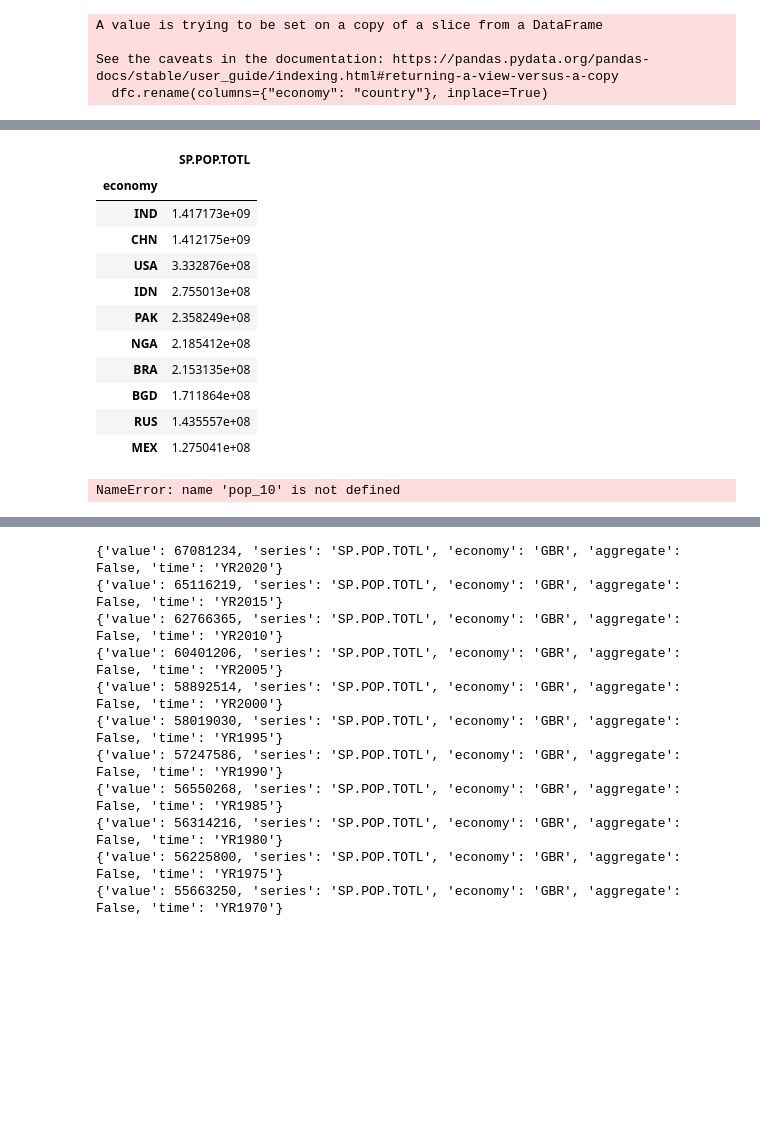
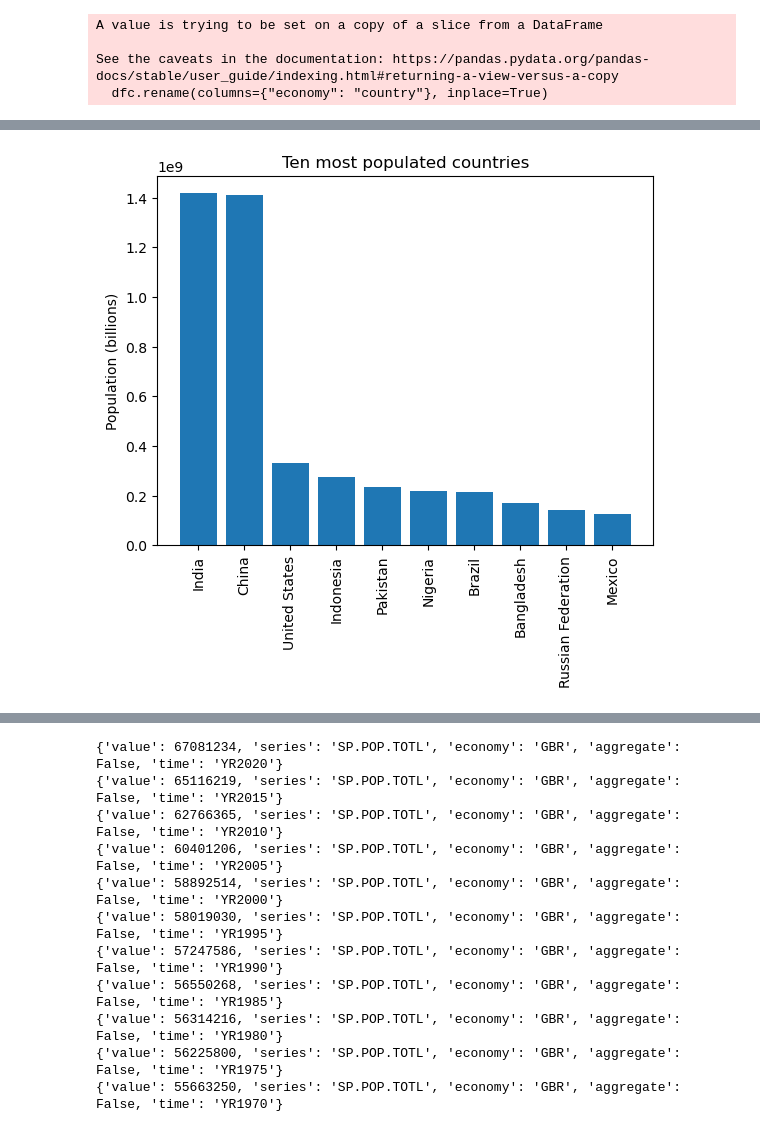
Before and after one commit to jpmckeown/explore-clean-demo, a Jupyter notebook: WorldBank.ipynb, the cells around one changed output, grey strips where cells are left out. Drawn from its saved outputs; the diff is of its cells as text; code cells hidden in the pictures; blank space fills up the shorter version.

```diff
--- a/WorldBank.ipynb
+++ b/WorldBank.ipynb
@@ -311,0 +288,5 @@ SyntaxError: invalid syntax (723107008.py, line 1)
+# %%
+dfc_ = dfc.copy()
+# dfc_.rename(columns={"Name": "name"}, inplace=True)
+dfc_.rename(columns={"SP.POP.TOTL": "Population"}, inplace=True)
+dfc_.head()
@@ -311,0 +300,4 @@ SyntaxError: invalid syntax (723107008.py, line 1)
+# %%
+dfc = dfc_.copy()
+pop_10 = dfc.sort_values("Population", ascending=False)[:10]
+print(pop_10)
@@ -312,23 +316,8 @@ SyntaxError: invalid syntax (723107008.py, line 1)
 # %%
+plt.bar(x='name', height='Population', data=pop_10)
+plt.xticks(rotation=90)
+plt.title("Ten most populated countries")
+plt.ylabel("Population (billions)")
+plt.show()
 # %% [output]
-|  | SP.POP.TOTL |
-| economy |  |
-| IND | 1.417173e+09 |
-| CHN | 1.412175e+09 |
-| USA | 3.332876e+08 |
-| IDN | 2.755013e+08 |
-| PAK | 2.358249e+08 |
-| NGA | 2.185412e+08 |
-| BRA | 2.153135e+08 |
-| BGD | 1.711864e+08 |
-| RUS | 1.435557e+08 |
-| MEX | 1.275041e+08 |
+[figure, added]
-# %%
-pop_10.plot.bar()
-plt.title("Ten most populated countries")
-plt.xlabel("Country (ISO code)")
-plt.ylabel("Human population (billions)")
-plt.legend("", frameon=False)
-plt.show()
-# %% [output]
-NameError: name 'pop_10' is not defined
```
Also changed, not shown: parts of 42 cells of this notebook.
